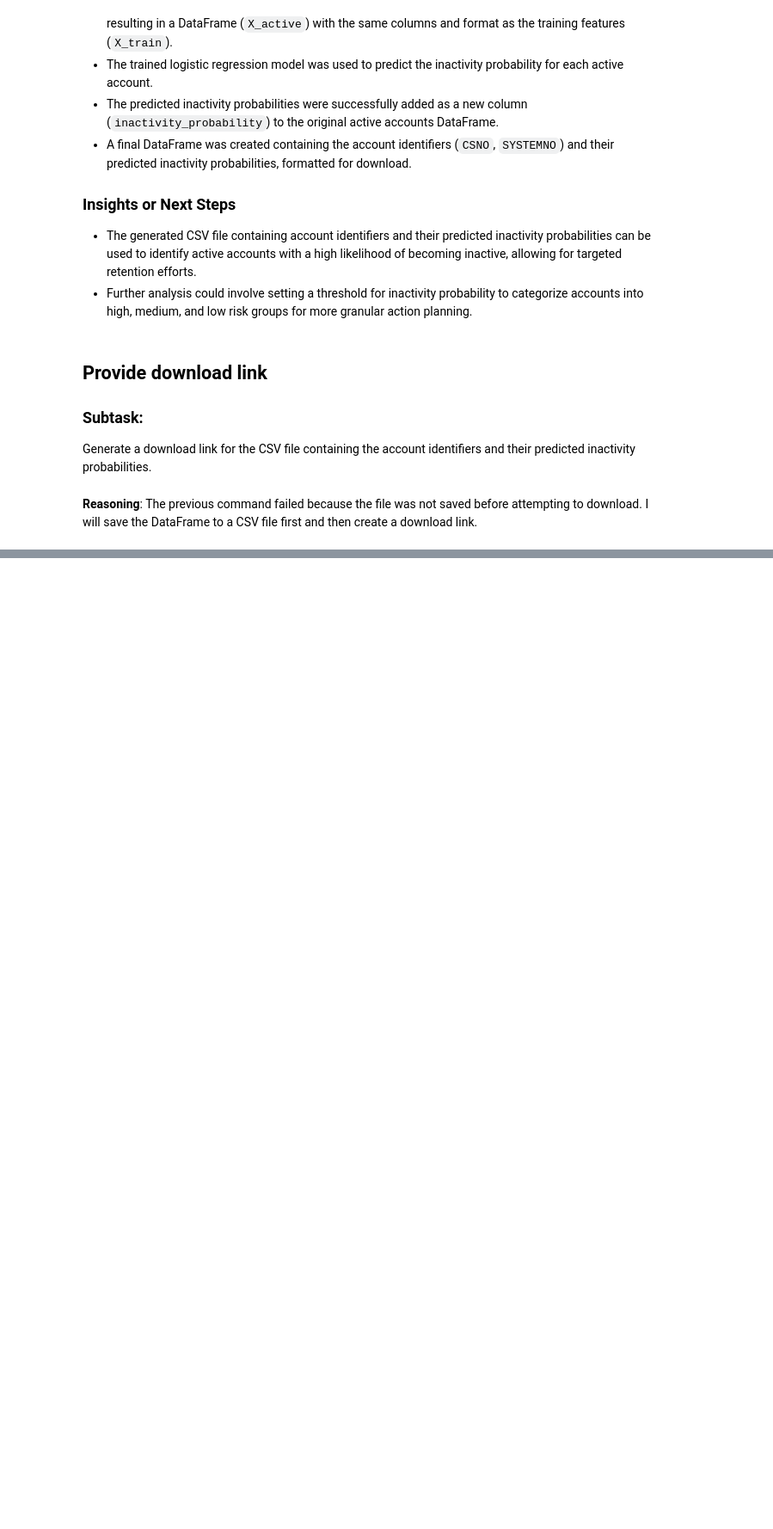
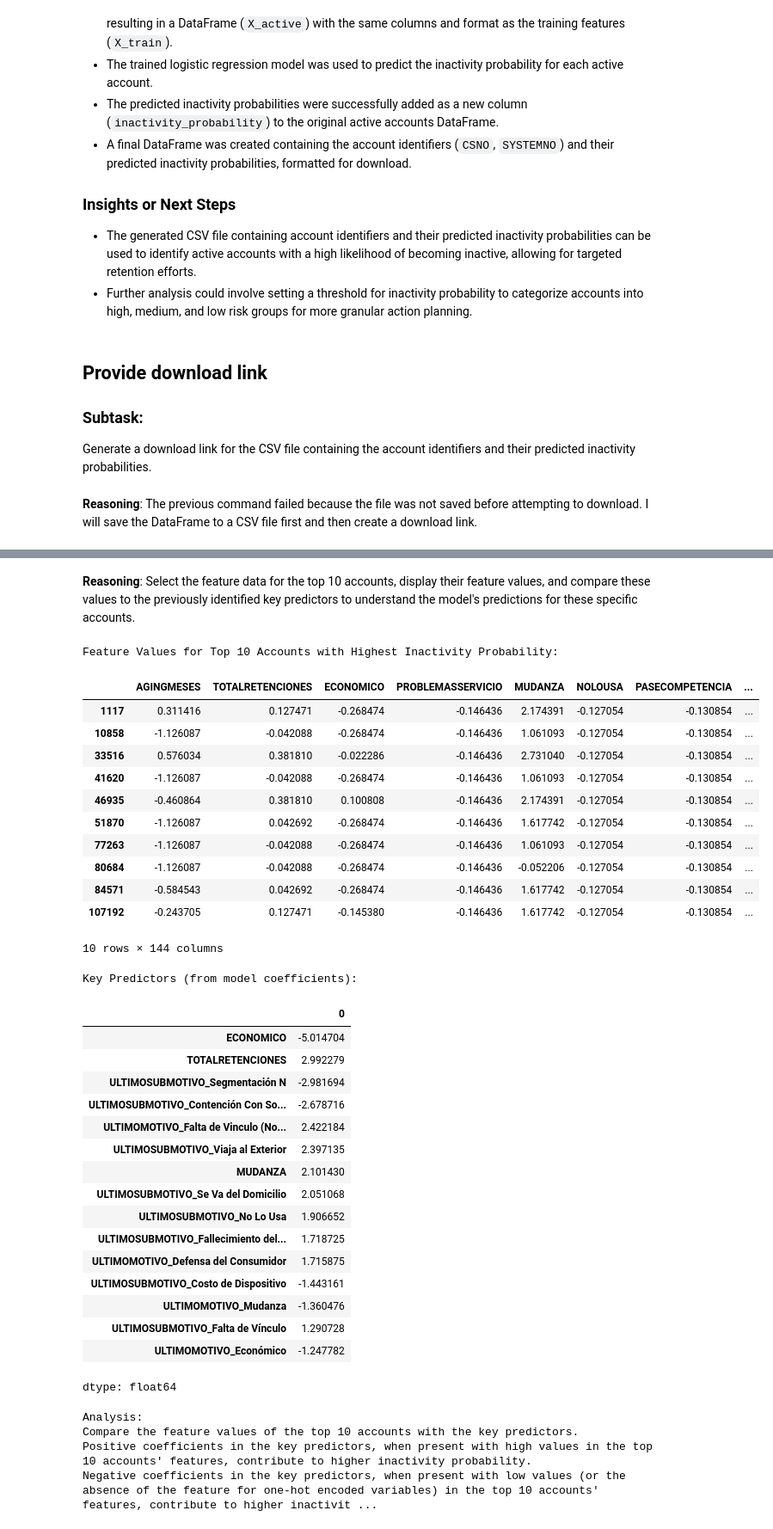
Before and after one commit to martinfernandezf/inactivityprediction, a Jupyter notebook: Predictive_Modeling.ipynb, the cells around one changed output, grey strips where cells are left out. Shown at 86% size. Cells and saved outputs as stored; diff of their text form; code cells hidden in the pictures; blank space fills up the shorter version.

```diff
--- a/Predictive_Modeling.ipynb
+++ b/Predictive_Modeling.ipynb
@@ -541,0 +579,58 @@ files.download(file_path)
+# %% [markdown]
+**Reasoning**:
+Select the feature data for the top 10 accounts, display their feature values, and compare these values to the previously identified key predictors to understand the model's predictions for these specific accounts.
+# %%
+# Get the feature data for the top 10 accounts
+top_10_csnos = top_10_inactive_likelihood['CSNO'].tolist()
+X_active['CSNO'] = df_active['CSNO'] # Add CSNO to X_active for merging
+top_10_features = X_active[X_active['CSNO'].isin(top_10_csnos)].drop(columns=['CSNO'])
+
+
+# Display the feature values for the top 10 accounts
+print("Feature Values for Top 10 Accounts with Highest Inactivity Probability:")
+display(top_10_features)
+
+# Display the key predictors again for comparison
+print("\nKey Predictors (from model coefficients):")
+display(feature_importance[sorted_feature_importance.index[:top_n]])
+
+print("\nAnalysis:")
+print("Compare the feature values of the top 10 accounts with the key predictors.")
+print("Positive coefficients in the key predictors, when present with high values in the top 10 accounts' features, contribute to higher inactivity probability.")
+print("Negative coefficients in the key predictors, when present with low values (or the absence of the feature for one-hot encoded variables) in the top 10 accounts' features, contribute to higher inactivity probability.")
+# %% [output]
+Feature Values for Top 10 Accounts with Highest Inactivity Probability:
+|  | AGINGMESES | TOTALRETENCIONES | ECONOMICO | PROBLEMASSERVICIO | MUDANZA | NOLOUSA | PASECOMPETENCIA | ... |
+| 1117 | 0.311416 | 0.127471 | -0.268474 | -0.146436 | 2.174391 | -0.127054 | -0.130854 | ... |
+| 10858 | -1.126087 | -0.042088 | -0.268474 | -0.146436 | 1.061093 | -0.127054 | -0.130854 | ... |
+| 33516 | 0.576034 | 0.381810 | -0.022286 | -0.146436 | 2.731040 | -0.127054 | -0.130854 | ... |
+| 41620 | -1.126087 | -0.042088 | -0.268474 | -0.146436 | 1.061093 | -0.127054 | -0.130854 | ... |
+| 46935 | -0.460864 | 0.381810 | 0.100808 | -0.146436 | 2.174391 | -0.127054 | -0.130854 | ... |
+| 51870 | -1.126087 | 0.042692 | -0.268474 | -0.146436 | 1.617742 | -0.127054 | -0.130854 | ... |
+| 77263 | -1.126087 | -0.042088 | -0.268474 | -0.146436 | 1.061093 | -0.127054 | -0.130854 | ... |
+| 80684 | -1.126087 | -0.042088 | -0.268474 | -0.146436 | -0.052206 | -0.127054 | -0.130854 | ... |
+| 84571 | -0.584543 | 0.042692 | -0.268474 | -0.146436 | 1.617742 | -0.127054 | -0.130854 | ... |
+| 107192 | -0.243705 | 0.127471 | -0.145380 | -0.146436 | 1.617742 | -0.127054 | -0.130854 | ... |
+10 rows × 144 columns
+Key Predictors (from model coefficients):
+|  | 0 |
+| ECONOMICO | -5.014704 |
+| TOTALRETENCIONES | 2.992279 |
+| ULTIMOSUBMOTIVO_Segmentación N | -2.981694 |
+| ULTIMOSUBMOTIVO_Contención Con So... | -2.678716 |
+| ULTIMOMOTIVO_Falta de Vinculo (No... | 2.422184 |
+| ULTIMOSUBMOTIVO_Viaja al Exterior | 2.397135 |
+| MUDANZA | 2.101430 |
+| ULTIMOSUBMOTIVO_Se Va del Domicilio | 2.051068 |
+| ULTIMOSUBMOTIVO_No Lo Usa | 1.906652 |
+| ULTIMOSUBMOTIVO_Fallecimiento del... | 1.718725 |
+| ULTIMOMOTIVO_Defensa del Consumidor | 1.715875 |
+| ULTIMOSUBMOTIVO_Costo de Dispositivo | -1.443161 |
+| ULTIMOMOTIVO_Mudanza | -1.360476 |
+| ULTIMOSUBMOTIVO_Falta de Vínculo | 1.290728 |
+| ULTIMOMOTIVO_Económico | -1.247782 |
+dtype: float64
+Analysis:
+Compare the feature values of the top 10 accounts with the key predictors.
+Positive coefficients in the key predictors, when present with high values in the top 10 accounts' features, contribute to higher inactivity probability.
+Negative coefficients in the key predictors, when present with low values (or the absence of the feature for one-hot encoded variables) in the top 10 accounts' features, contribute to higher inactivit ...
```
Also changed, not shown: parts of 10 cells of this notebook.
